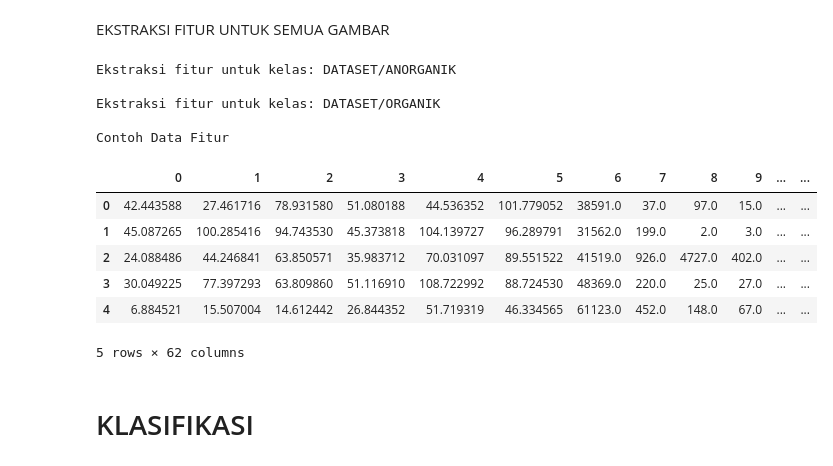
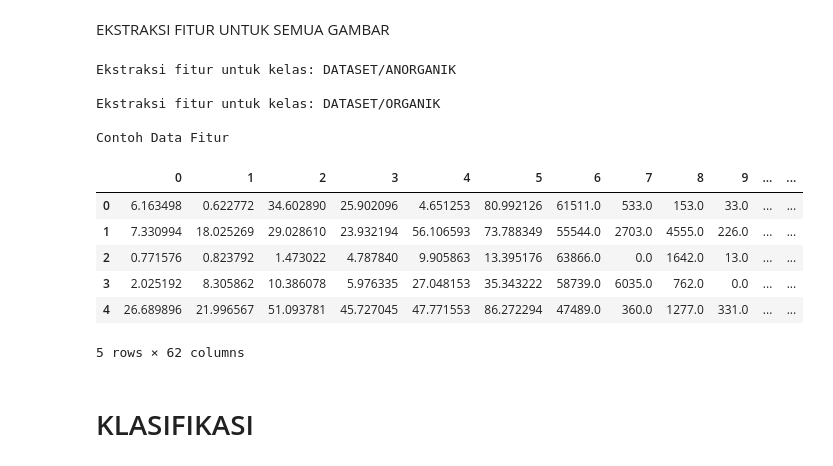
Before and after one commit to dwicahyamaulani/smartWaste, a Jupyter notebook: projekakhir.ipynb, the cells around one changed output. Cells and saved outputs as stored; diff of their text form; code cells hidden in the pictures.

```diff
--- a/projekakhir.ipynb
+++ b/projekakhir.ipynb
@@ -205,39 +207,40 @@ for cls in class_folders:
     print(f"\nEkstraksi fitur untuk kelas: {cls}")
 
     images = os.listdir(cls)
+    images = random.sample(images, min(1500, len(images)))
     for img_name in images:
         img_path = os.path.join(cls, img_name)
         img = cv2.imread(img_path)
         if img is None:
             continue
 
         # Remove background
         removed, mask = remove_background(img)
 
         # Extract features
         feat = extract_features(removed, mask, cls)
 
         data.append(feat)
         labels.append(cls)
 
 # Konversi ke DataFrame
 df_features = pd.DataFrame(data)
 df_features["label"] = labels
 
 print("\nContoh Data Fitur")
 df_features.head()
 # %% [output]
 Ekstraksi fitur untuk kelas: DATASET/ANORGANIK
 
 Ekstraksi fitur untuk kelas: DATASET/ORGANIK
 
 Contoh Data Fitur
 |  | 0 | 1 | 2 | 3 | 4 | 5 | 6 | 7 | 8 | 9 | ... | ... |
-| 0 | 42.443588 | 27.461716 | 78.931580 | 51.080188 | 44.536352 | 101.779052 | 38591.0 | 37.0 | 97.0 | 15.0 | ... | ... |
-| 1 | 45.087265 | 100.285416 | 94.743530 | 45.373818 | 104.139727 | 96.289791 | 31562.0 | 199.0 | 2.0 | 3.0 | ... | ... |
-| 2 | 24.088486 | 44.246841 | 63.850571 | 35.983712 | 70.031097 | 89.551522 | 41519.0 | 926.0 | 4727.0 | 402.0 | ... | ... |
-| 3 | 30.049225 | 77.397293 | 63.809860 | 51.116910 | 108.722992 | 88.724530 | 48369.0 | 220.0 | 25.0 | 27.0 | ... | ... |
-| 4 | 6.884521 | 15.507004 | 14.612442 | 26.844352 | 51.719319 | 46.334565 | 61123.0 | 452.0 | 148.0 | 67.0 | ... | ... |
+| 0 | 6.163498 | 0.622772 | 34.602890 | 25.902096 | 4.651253 | 80.992126 | 61511.0 | 533.0 | 153.0 | 33.0 | ... | ... |
+| 1 | 7.330994 | 18.025269 | 29.028610 | 23.932194 | 56.106593 | 73.788349 | 55544.0 | 2703.0 | 4555.0 | 226.0 | ... | ... |
+| 2 | 0.771576 | 0.823792 | 1.473022 | 4.787840 | 9.905863 | 13.395176 | 63866.0 | 0.0 | 1642.0 | 13.0 | ... | ... |
+| 3 | 2.025192 | 8.305862 | 10.386078 | 5.976335 | 27.048153 | 35.343222 | 58739.0 | 6035.0 | 762.0 | 0.0 | ... | ... |
+| 4 | 26.689896 | 21.996567 | 51.093781 | 45.727045 | 47.771553 | 86.272294 | 47489.0 | 360.0 | 1277.0 | 331.0 | ... | ... |
 5 rows × 62 columns
 # %% [markdown]
 # KLASIFIKASI
```
Also changed, not shown: parts of 11 cells of this notebook.
